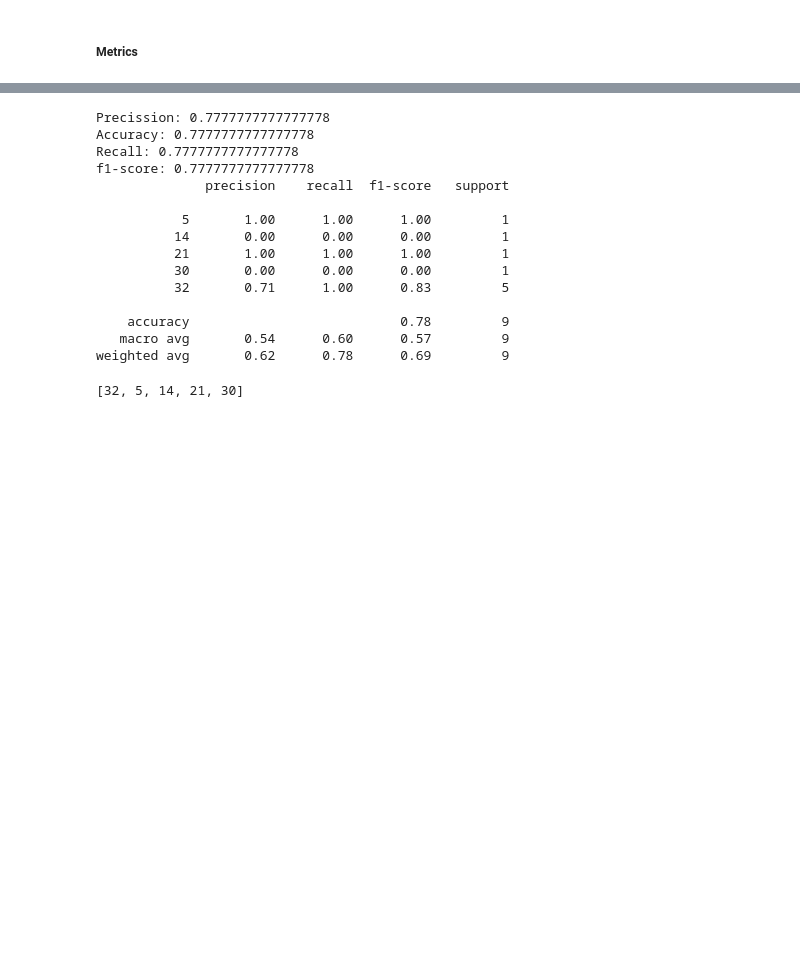
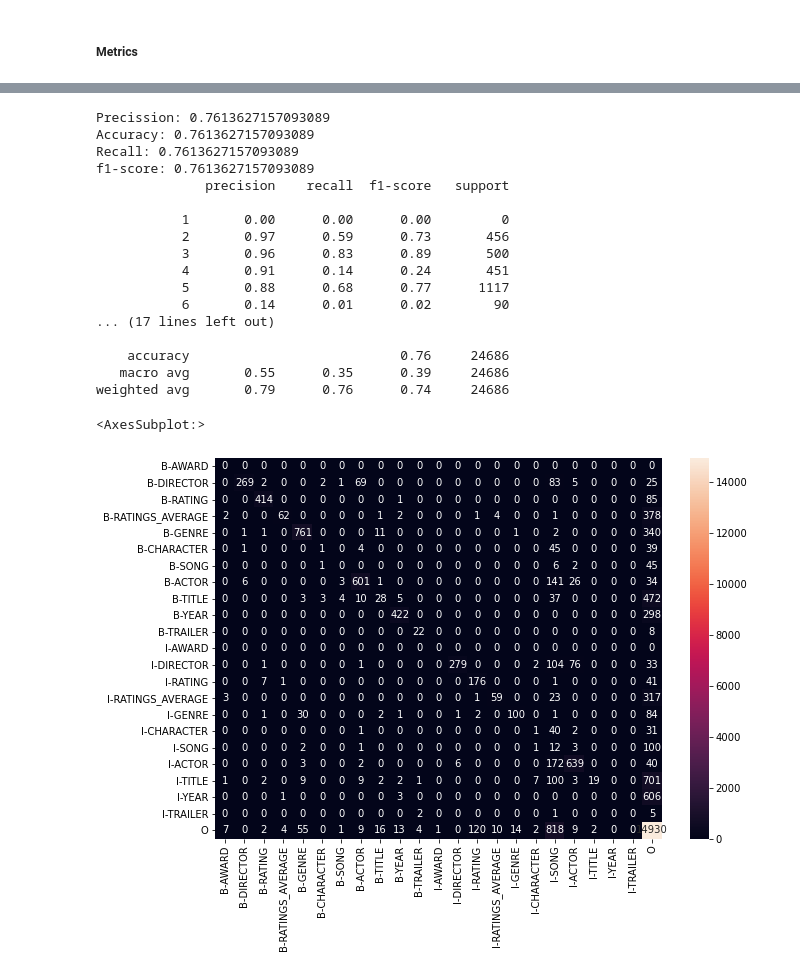
Before and after one commit to marmg/MovieNER, a Jupyter notebook: notebooks/metrics.ipynb, the cells around one changed output, grey strips where cells are left out. Drawn from its saved outputs; the diff is of its cells as text; code cells hidden in the pictures; blank space fills up the shorter version.

```diff
--- a/notebooks/metrics.ipynb
+++ b/notebooks/metrics.ipynb
@@ -109,7 +22,7 @@ extract(" ".join(words_doc))
 # %% [markdown]
 ##### Metrics
 # %%
-with open("data/labels.txt", "r") as f:
+with open("../data/labels.txt", "r") as f:
     labels = f.read().split()
 label_map = {i: label for i, label in enumerate(labels)}
 reversed_label_map = {label: i for i, label in enumerate(labels)}
@@ -155,0 +36,27 @@ pred_idxs = [reversed_label_map[ent] for ent in pred_ents]
+# %%
+# t0 = time.time()
+# t1 = time.time()
+
+# real_idxs = []
+# pred_idxs = []
+# for i, doc in enumerate(docs):
+#     words_doc = [line.split("\t")[0] for line in doc.split("\n")]
+#     result, _ = extract(" ".join(words_doc))
+
+#     real_ents = [line.split("\t")[1] for line in doc.split("\n")]
+#     real_idxs += [reversed_label_map[real_ent] for real_ent in real_ents]
+#     pred_ents = [ent[1] for ent in result]
+#     pred_idxs += [reversed_label_map[ent] for ent in pred_ents]
+
+#     if i % 100 == 0:
+#         print(f"Processed {i} of {len(docs)}")
+#         print(f"Processed last 100 in {time.time()-t1}")
+#         t1 = time.time()
+
+print(f"Finished in {time.time()-t0}")
+
+with open("../data/preds_engtest.txt", "w") as f:
+    f.write(" ".join([str(a) for a in pred_idxs]))
+
+with open("../data/real_engtest.txt", "w") as f:
+    f.write(" ".join([str(a) for a in real_idxs]))
@@ -156,27 +65,42 @@ pred_idxs = [reversed_label_map[ent] for ent in pred_ents]
+# %%
+with open("../data/preds_engtest.txt", "r") as f:
+    pred_idxs = [int(i) for i in f.read().split()]
+
+with open("../data/real_engtest.txt", "r") as f:
+    real_idxs = [int(i) for i in f.read().split()]
 # %%
 print(f"Precission: {precision_score(real_idxs, pred_idxs, average='micro')}")
 print(f"Accuracy: {accuracy_score(real_idxs, pred_idxs)}")
 print(f"Recall: {recall_score(real_idxs, pred_idxs, average='micro')}")
 print(f"f1-score: {f1_score(real_idxs, pred_idxs, average='micro')}")
 
 print(classification_report(real_idxs, pred_idxs))
+
+idxs = list(set(real_idxs + pred_idxs))
+idxs.sort()
+columns = [labels[i] for i in idxs]
+
+df_cm = pd.DataFrame(confusion_matrix(real_idxs, pred_idxs), index=columns,
+                  columns=columns)
+plt.figure(figsize = (10,7))
+sns.heatmap(df_cm, annot=True, fmt='g')
 # %% [output]
-Precission: 0.7777777777777778
-Accuracy: 0.7777777777777778
-Recall: 0.7777777777777778
-f1-score: 0.7777777777777778
+Precission: 0.7613627157093089
+Accuracy: 0.7613627157093089
+Recall: 0.7613627157093089
+f1-score: 0.7613627157093089
               precision    recall  f1-score   support
 
-           5       1.00      1.00      1.00         1
-          14       0.00      0.00      0.00         1
-          21       1.00      1.00      1.00         1
-          30       0.00      0.00      0.00         1
-          32       0.71      1.00      0.83         5
+           1       0.00      0.00      0.00         0
+           2       0.97      0.59      0.73       456
+           3       0.96      0.83      0.89       500
+           4       0.91      0.14      0.24       451
+           5       0.88      0.68      0.77      1117
+           6       0.14      0.01      0.02        90
+... (17 lines left out)
 
-    accuracy                           0.78         9
-   macro avg       0.54      0.60      0.57         9
-weighted avg       0.62      0.78      0.69         9
+    accuracy                           0.76     24686
+   macro avg       0.55      0.35      0.39     24686
+weighted avg       0.79      0.76      0.74     24686
+<AxesSubplot:>
+[figure, added]
-# %%
-list(set(real_idxs + pred_idxs))
-# %% [output]
-[32, 5, 14, 21, 30]
```
Also changed, not shown: parts of 32 cells of this notebook, 1 other file.
